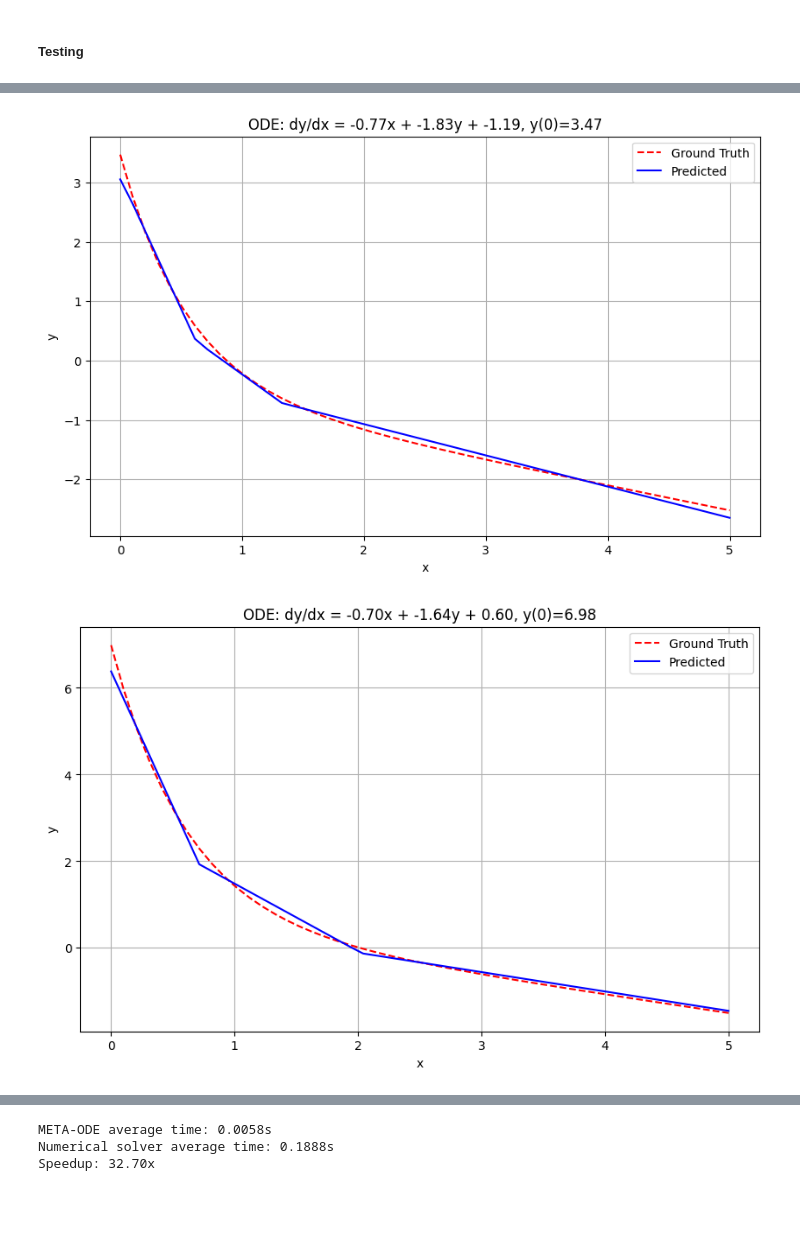
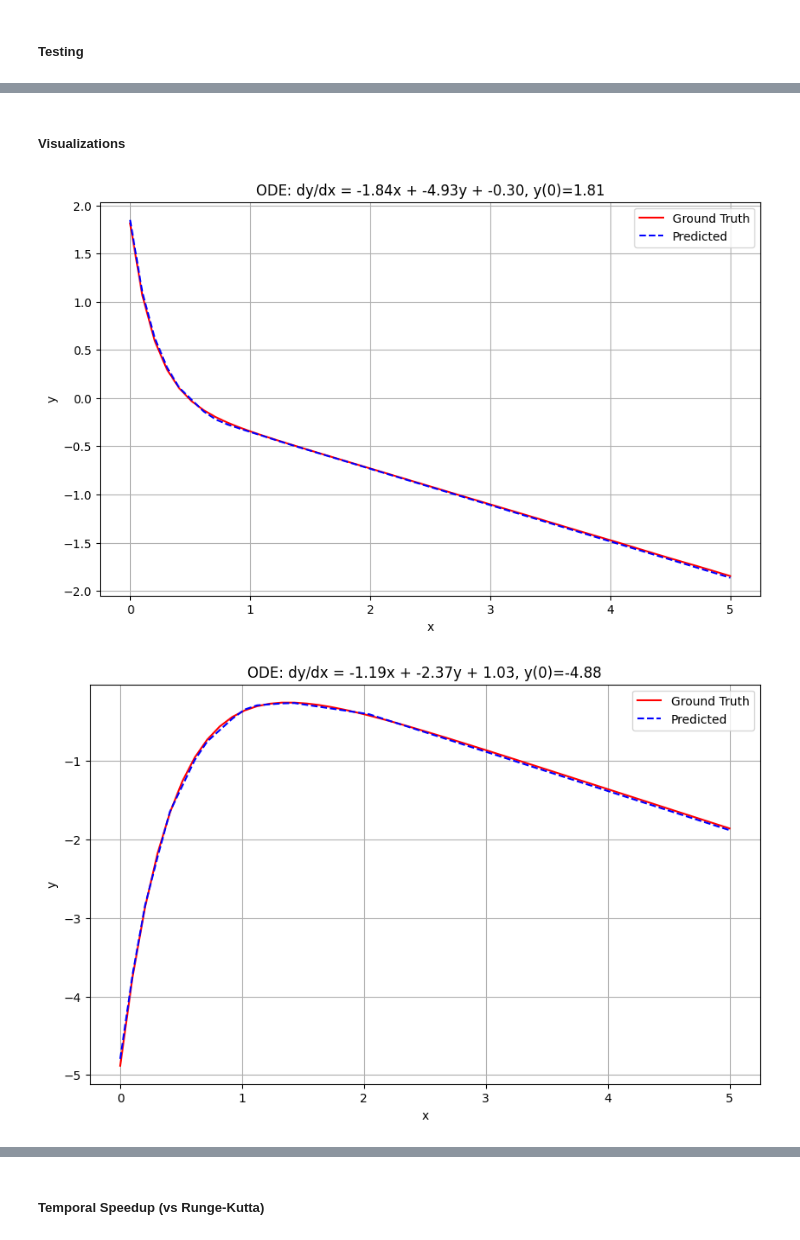
Before and after one commit to Rupository/prePression, a Jupyter notebook: MeL-ODE.ipynb, the cells around one changed output, grey strips where cells are left out. Cells and saved outputs as stored; diff of their text form; code cells hidden in the pictures; blank space fills up the shorter version.

Commit message:
hyperparameter testing

```diff
--- a/MeL-ODE.ipynb
+++ b/MeL-ODE.ipynb
@@ -205,7 +208,7 @@ class SolutionNet(nn.Module):
 # %% [markdown]
 - Initialise Networks
 # %%
-hyper_param_net = HyperNet(param_dim=4, hidden_dim=64, output_dim=25)
+hyper_param_net = HyperNet(param_dim=4, hidden_dim=128, output_dim=49)
 solution_net = SolutionNet()
 # %% [markdown]
 - Connect to Device
@@ -220,12 +223,12 @@ torch.cuda.get_device_name()
 # %% [markdown]
 - Set up base Hyperparameters
 # %%
-optimizer = torch.optim.Adam(hyper_param_net.parameters(), lr=1e-4)
+optimizer = torch.optim.Adam(hyper_param_net.parameters(), lr=1e-3)
 loss_fn = nn.MSELoss()
 # %% [markdown]
 - Training Loop:
 # %%
-num_epochs = 500
+num_epochs = 1000
 train_losses = []
 
 for epoch in tqdm(range(num_epochs)):
@@ -272,0 +285,6 @@ plt.show()
+# %%
+device = torch.device('cuda' if torch.cuda.is_available() else 'cpu')
+checkpoint = torch.load('MeL-ODE_tuned.pt', map_location=device)
+
+hyper_param_net.load_state_dict(checkpoint['hyper_param_net'])
+solution_net.load_state_dict(checkpoint['solution_net'])
@@ -298,35 +317,45 @@ Test Loss: 0.0377
+# %% [markdown]
+##### Visualizations
 # %%
-import matplotlib.pyplot as plt
+def plot_solutions(ode_params, y_true, y_pred, idx=0):
 
-def plot_solutions(ode_params, y_true, y_pred, idx=0):
-    """Plot true vs predicted solutions for a single ODE"""
     a, b, c, y0 = ode_params[idx].cpu().numpy()
+    # convert coeffs to numpy array, requires cpu
+
     x = np.linspace(0, 5, y_true.shape[1])
 
     plt.figure(figsize=(10, 6))
-    plt.plot(x, y_true[idx].cpu().numpy(), 'r--', label='Ground Truth')
-    plt.plot(x, y_pred[idx].cpu().numpy(), 'b-', label='Predicted')
+
+    plt.plot(x, y_true[idx].cpu().numpy(), 'r-', label='Ground Truth')
+    plt.plot(x, y_pred[idx].cpu().numpy(), 'b--', label='Predicted')
+
     plt.title(f"ODE: dy/dx = {a:.2f}x + {b:.2f}y + {c:.2f}, y(0)={y0:.2f}")
+
     plt.xlabel('x')
     plt.ylabel('y')
+
     plt.legend()
     plt.grid(True)
     plt.show()
 
-# Visualize a few examples
+
+hyper_param_net.eval()
+solution_net.eval()
+
 with torch.no_grad():
     for ode_params, y_true in test_loader:
         ode_params = ode_params.to(device)
         y_true = y_true.to(device)
 
         meta_params = hyper_param_net(ode_params)
         x_points = torch.linspace(0, 5, y_true.shape[1], device=device).repeat(ode_params.shape[0], 1)
         y_pred = solution_net(x_points, meta_params).squeeze(-1)
 
-        # Plot first 3 examples
         for i in range(min(3, ode_params.size(0))):
+            # extract three examples from the first batch of size 32
             plot_solutions(ode_params, y_true, y_pred, idx=i)
-        break
+
+        break # break - no more batches (or plots) needed
 # %% [output]
-[figure, old version]
+[figure, new version]
-[figure, old version]
+[figure, new version]
@@ -334,39 +363,41 @@ with torch.no_grad():
+# %% [markdown]
+##### Temporal Speedup (vs Runge-Kutta)
 # %%
-import time
+def benchmark_performance(test_loader, n_runs=10):
 
-def benchmark_performance(test_loader, n_runs=10):
-    """Compare speed of META-ODE vs numerical solver"""
-    # Timing META-ODE
-    meta_times = []
+    mlode_times = []
     for _ in range(n_runs):
+
         start = time.time()
+
         with torch.no_grad():
             for ode_params, _ in test_loader:
                 ode_params = ode_params.to(device)
                 meta_params = hyper_param_net(ode_params)
                 x_points = torch.linspace(0, 5, 50, device=device).repeat(ode_params.shape[0], 1)
                 y_pred = solution_net(x_points, meta_params).squeeze(-1)
-        meta_times.append(time.time() - start)
 
-    # Timing numerical solver
-    numeric_times = []
+        mlode_times.append(time.time() - start)
+
+    num_times = []
+
     for _ in range(n_runs):
+
         start = time.time()
+
         for ode_params, _ in test_loader:
             params_np = ode_params.numpy()
+
             for i in range(params_np.shape[0]):
                 a, b, c, y0 = params_np[i]
+
                 def ode_func(x, y):
-                    return a * x + b * y + c
+                    return a*x + b*y + c
+
                 solve_ivp(ode_func, (0, 5), [y0], t_eval=np.linspace(0, 5, 50))
-        numeric_times.append(time.time() - start)
 
-    print(f"META-ODE average time: {np.mean(meta_times):.4f}s")
-    print(f"Numerical solver average time: {np.mean(numeric_times):.4f}s")
-    print(f"Speedup: {np.mean(numeric_times)/np.mean(meta_times):.2f}x")
+        num_times.append(time.time() - start)
 
-benchmark_performance(test_loader)
+    print(f"MeL-ODE average time: {np.mean(mlode_times)}s")
+    print(f"Runge-Kutta average time: {np.mean(num_times)}s")
+    print(f"Speedup: {np.mean(num_times)/np.mean(mlode_times)}x")
-# %% [output]
-META-ODE average time: 0.0058s
-Numerical solver average time: 0.1888s
-Speedup: 32.70x
```
Also changed, not shown: parts of 14 cells of this notebook, 11 other files.
